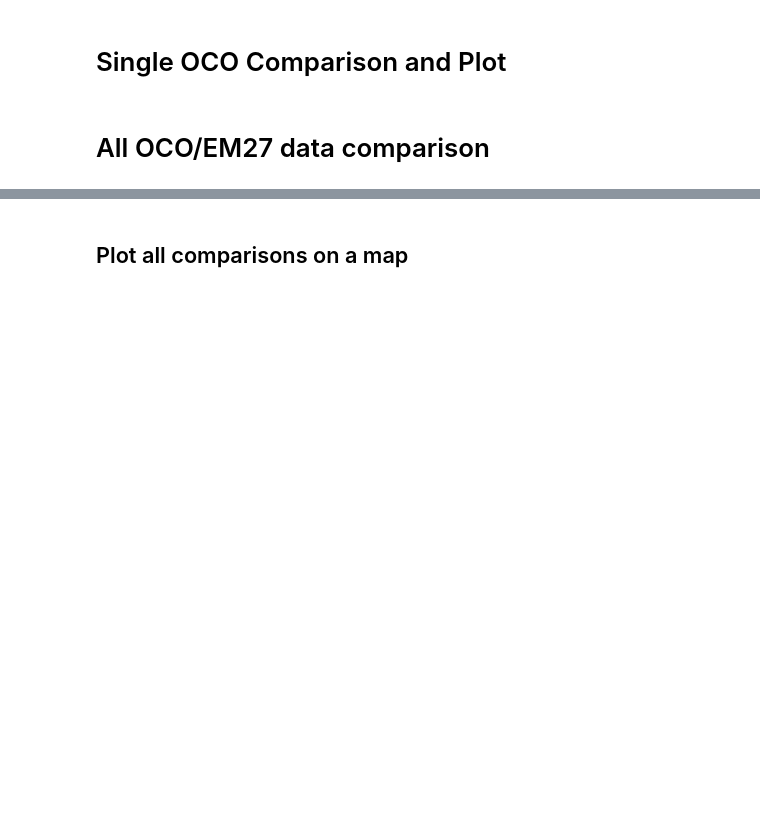
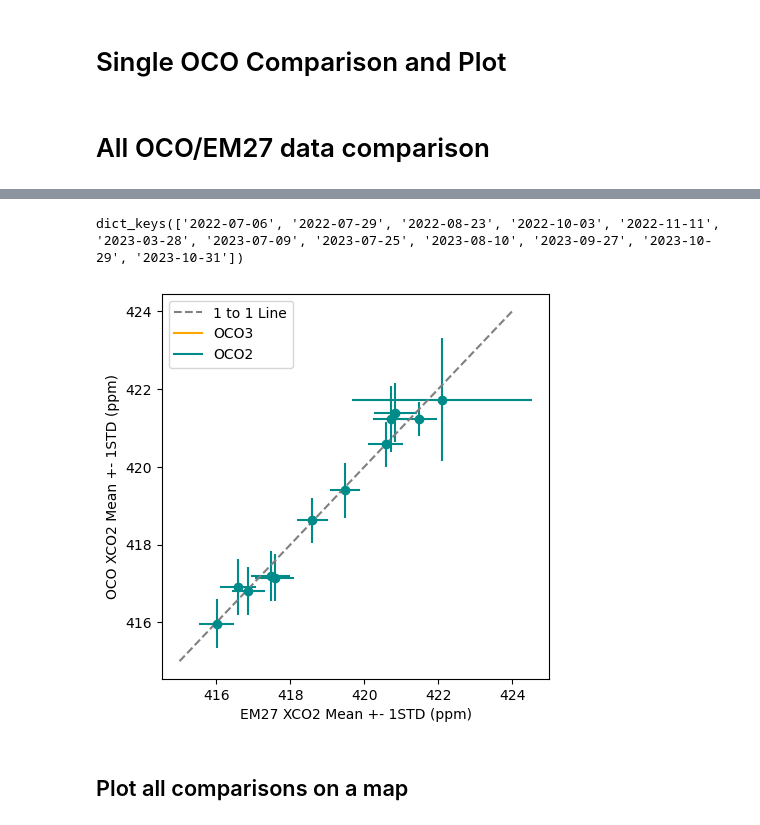
Before and after one commit to agmeyer4/Atmos_Column, a Jupyter notebook: atmos_column/ipynbs/oco_em27_comparison.ipynb, the cells around one changed output, grey strips where cells are left out. Cells and saved outputs as stored; diff of their text form; code cells hidden in the pictures; blank space fills up the shorter version.

```diff
--- a/atmos_column/ipynbs/oco_em27_comparison.ipynb
+++ b/atmos_column/ipynbs/oco_em27_comparison.ipynb
@@ -105,0 +169,9 @@ oco_target_dates = {'oco2':['2022-05-10','2022-05-12','2022-06-26','2022-06-29',
+# %%
+em27_data = {'oco2':[],'oco3':[]}
+for oco_type in oco_target_dates.keys():
+    for date in oco_dict[oco_type].keys():
+        datestr = date.replace('-','')
+        if datestr in os.listdir('/uufs/chpc.utah.edu/common/home/lin-group9/agm/EM27/ha/inst_data/ifgs'):
+            if oco_dict[oco_type][date]['oco_num_soundings']>10:
+                em27_data[oco_type].append(datestr)
+em27_data
@@ -106,9 +195,15 @@ oco_target_dates = {'oco2':['2022-05-10','2022-05-12','2022-06-26','2022-06-29',
+# %%
+em27_data = []
+for oco_type in oco_target_dates.keys():
+    for date in oco_target_dates[oco_type]:
+        datestr = date.replace('-','')
+        if datestr in os.listdir('/uufs/chpc.utah.edu/common/home/lin-group9/agm/EM27/ha/inst_data/ifgs'):
+            em27_data.append(datestr)
 # %%
-oco_data_folders = {'oco2':'/uufs/chpc.utah.edu/common/home/u0890904/LAIR_1/Data/OCO/OCO2/SLC_targets/',
-                    'oco3':'/uufs/chpc.utah.edu/common/home/u0890904/LAIR_1/Data/OCO/OCO3/SLC_targets/'}
-oof_data_folder = "/uufs/chpc.utah.edu/common/home/u0890904/LAIR_1/Data/EM27_oof/SLC_EM27_ha_2022_2023_oof_v2_nasrin_correct/"
+oco_data_folders = {'oco2':'/uufs/chpc.utah.edu/common/home/lin-group9/agm/Satellite_data/OCO/OCO2',
+                    'oco3':'/uufs/chpc.utah.edu/common/home/lin-group9/agm/Satellite_data/OCO/OCO3'}
+oof_data_folder = "/uufs/chpc.utah.edu/common/home/u0890904/LAIR_1/Data/EM27_oof/SLC_EM27_ha_2022_2023_oof_v2_nasrin_correct"
 inst_loc = {'lat':40.768,'lon':-111.854}
-radius = 6000
 oof_surround_time = datetime.timedelta(minutes=30)
 
 trim_extent={'lon_low':-112.4,
@@ -135,7 +230,7 @@ oco_em27_dicts = {}
 for oco_type in oco_data_folders.keys():
     oco_em27_dicts[oco_type] = {}
     oco_data_folder = oco_data_folders[oco_type]
-    for radius in [6000]:#,8000,10000]:
+    for radius in [6000,10000]:#,20000]:
         oco_em27_dicts[oco_type][radius] = {}
         for day in days_with_data[oco_type].keys():
             oco_filename = days_with_data[oco_type][day]['oco_filename']
@@ -169,25 +282,32 @@ for oco_type in oco_data_folders.keys():
+# %%
+oco_em27_dicts['oco2'][10000].keys()
+# %% [output]
+dict_keys(['2022-07-06', '2022-07-29', '2022-08-23', '2022-10-03', '2022-11-11', '2023-03-28', '2023-07-09', '2023-07-25', '2023-08-10', '2023-09-27', '2023-10-29', '2023-10-31'])
 # %%
-radius = 6000
+radius = 10000
 fig,ax = plt.subplots(figsize = (5,5))
 
 for oco_type in oco_em27_dicts.keys():
         oco_em27_dict = oco_em27_dicts[oco_type][radius]
         comparison_df_oco = pd.DataFrame(oco_em27_dict).transpose()
         if oco_type =='oco2':
                 color = 'darkcyan'
         else:
+                continue
                 color = 'orange'
         ax.errorbar(comparison_df_oco['em27_xco2_mean'],comparison_df_oco['oco_xco2_mean'],
                     xerr=comparison_df_oco['em27_xco2_std'],
                     yerr=comparison_df_oco['oco_xco2_std'],
                     color = color,fmt='o')
 ax.plot(range(415,425),range(415,425),'--',color = 'grey',label = '1 to 1 Line')
 ax.plot([],[],color = 'orange',label = 'OCO3')
 ax.plot([],[],color = 'darkcyan',label='OCO2')
 ax.set_ylabel('OCO XCO2 Mean +- 1STD (ppm)')
 ax.set_xlabel('EM27 XCO2 Mean +- 1STD (ppm)')
 ax.legend()
 plt.show()
+# %% [output]
+[figure, added]
 # %% [markdown]
 ## Plot all comparisons on a map
 # %%
```
Also changed, not shown: parts of 7 cells of this notebook, 1 other file.
